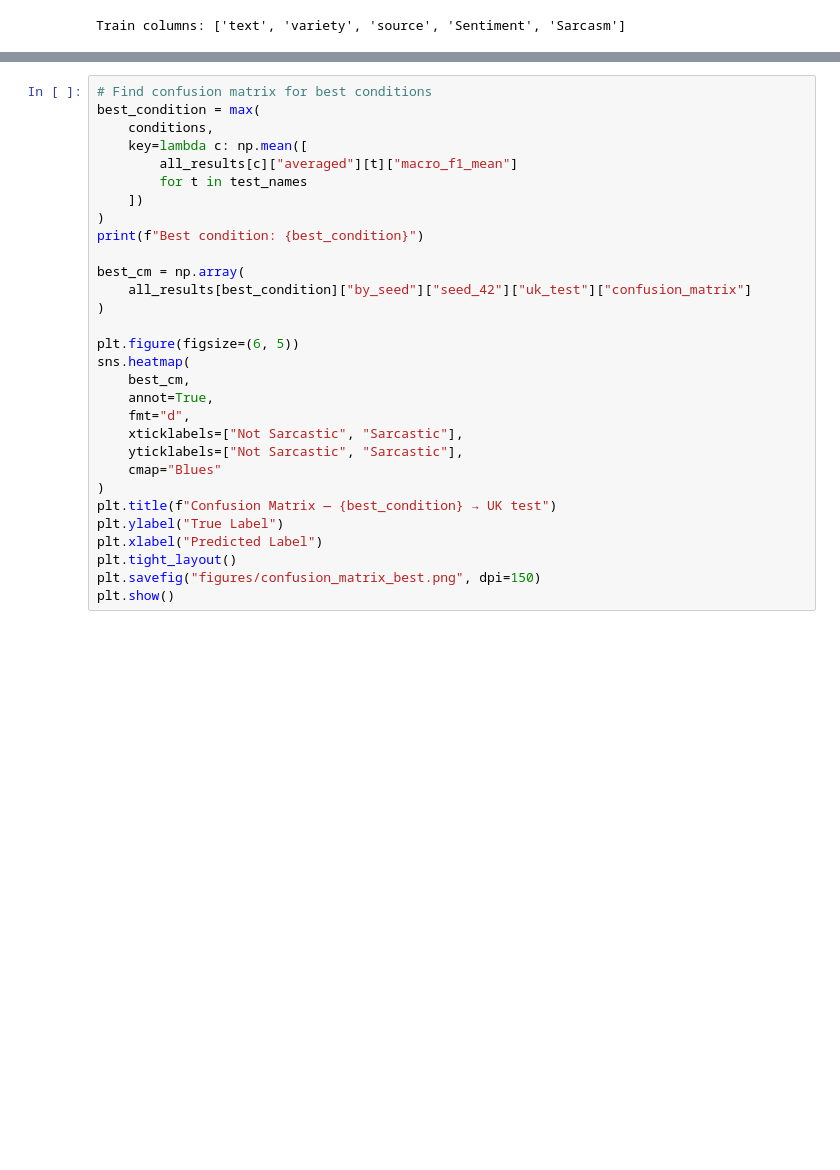
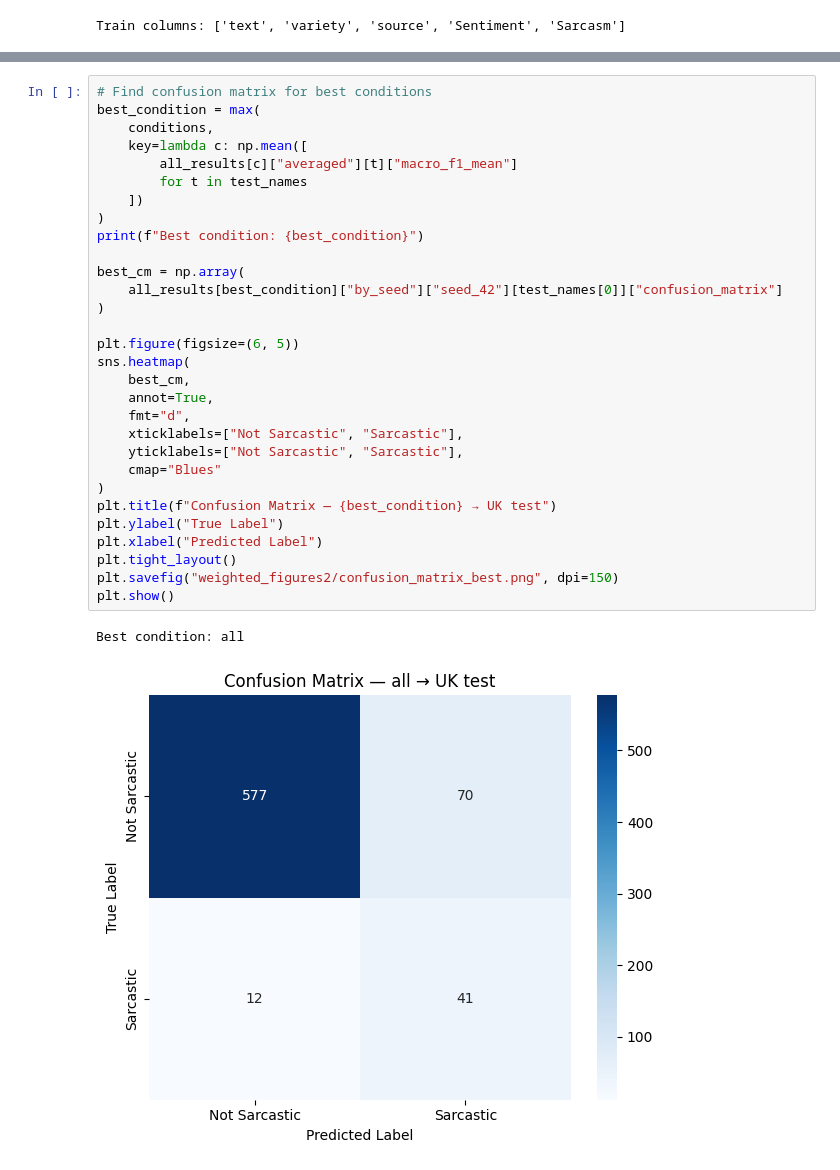
Before and after one commit to momofahmi/NLP-sequence-classification, a Jupyter notebook: NLP-sequence-classification/notebooks/task-2.2.ipynb, the cells around one changed output, grey strips where cells are left out. Cells and saved outputs as stored; diff of their text form; blank space fills up the shorter version.

```diff
--- a/NLP-sequence-classification/notebooks/task-2.2.ipynb
+++ b/NLP-sequence-classification/notebooks/task-2.2.ipynb
@@ -282,30 +381,33 @@ print(results_df.to_string())
 # %%
 # Find confusion matrix for best conditions
 best_condition = max(
     conditions,
     key=lambda c: np.mean([
         all_results[c]["averaged"][t]["macro_f1_mean"]
         for t in test_names
     ])
 )
 print(f"Best condition: {best_condition}")
 
 best_cm = np.array(
-    all_results[best_condition]["by_seed"]["seed_42"]["uk_test"]["confusion_matrix"]
+    all_results[best_condition]["by_seed"]["seed_42"][test_names[0]]["confusion_matrix"]
 )
 
 plt.figure(figsize=(6, 5))
 sns.heatmap(
     best_cm,
     annot=True,
     fmt="d",
     xticklabels=["Not Sarcastic", "Sarcastic"],
     yticklabels=["Not Sarcastic", "Sarcastic"],
     cmap="Blues"
 )
 plt.title(f"Confusion Matrix — {best_condition} → UK test")
 plt.ylabel("True Label")
 plt.xlabel("Predicted Label")
 plt.tight_layout()
-plt.savefig("figures/confusion_matrix_best.png", dpi=150)
+plt.savefig("weighted_figures2/confusion_matrix_best.png", dpi=150)
 plt.show()
+# %% [output]
+Best condition: all
+[figure, added]
```
Also changed, not shown: parts of 5 cells of this notebook, 7 other files.
